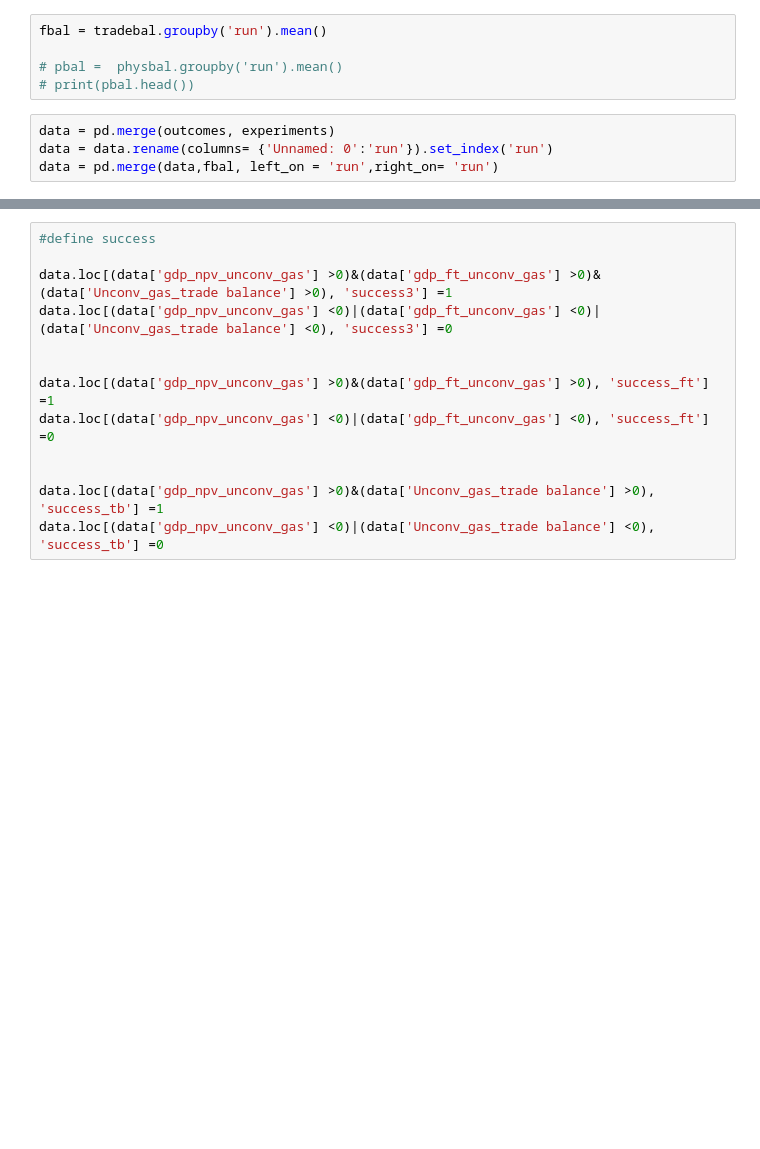
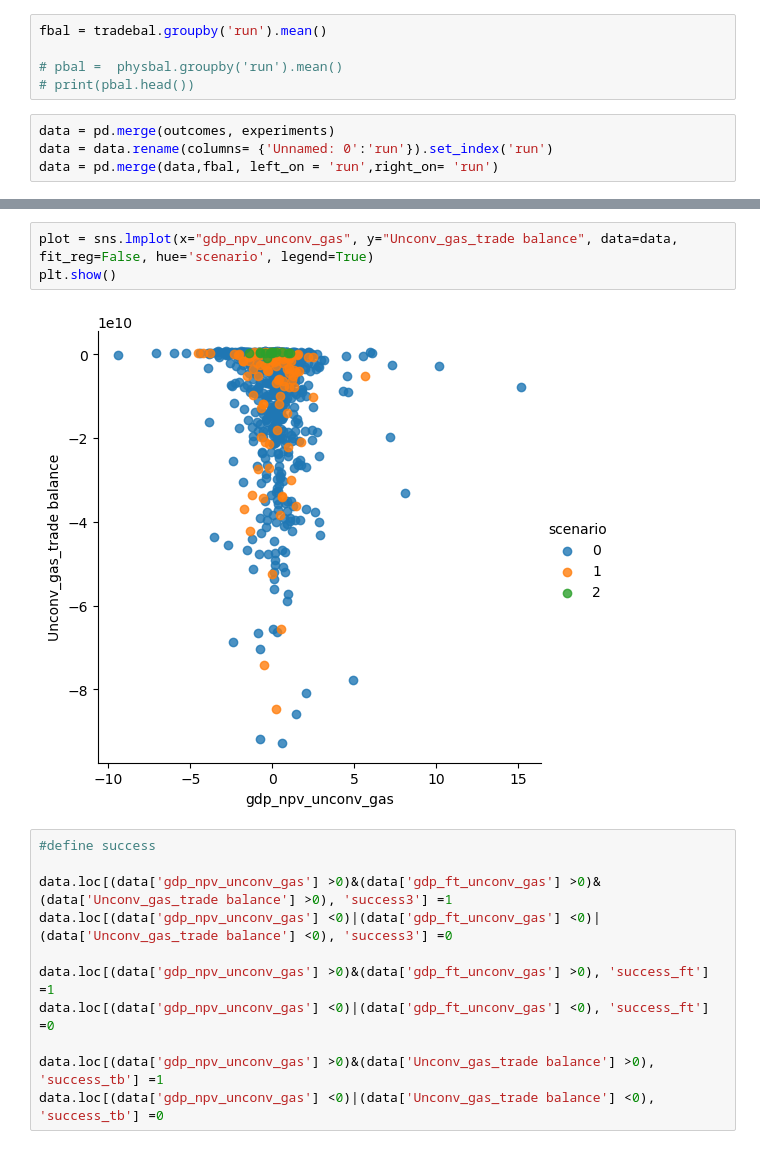
Before and after one commit to worldbank/Vacauerta, a Jupyter notebook: src/flipped.ipynb, the cells around one changed output, grey strips where cells are left out. Saved outputs shown, nothing was run; the diff lists cells and outputs as text; blank space fills up the shorter version.

```diff
--- a/src/flipped.ipynb
+++ b/src/flipped.ipynb
@@ -70,14 +69,17 @@ plt.show()
+# %%
+plot = sns.lmplot(x="gdp_npv_unconv_gas", y="Unconv_gas_trade balance", data=data, fit_reg=False, hue='scenario', legend=True)
+plt.show()
+# %% [output]
+[figure, added]
 # %%
 #define success
 
 data.loc[(data['gdp_npv_unconv_gas'] >0)&(data['gdp_ft_unconv_gas'] >0)&(data['Unconv_gas_trade balance'] >0), 'success3'] =1
 data.loc[(data['gdp_npv_unconv_gas'] <0)|(data['gdp_ft_unconv_gas'] <0)|(data['Unconv_gas_trade balance'] <0), 'success3'] =0
 
-
 data.loc[(data['gdp_npv_unconv_gas'] >0)&(data['gdp_ft_unconv_gas'] >0), 'success_ft'] =1
 data.loc[(data['gdp_npv_unconv_gas'] <0)|(data['gdp_ft_unconv_gas'] <0), 'success_ft'] =0
 
-
 data.loc[(data['gdp_npv_unconv_gas'] >0)&(data['Unconv_gas_trade balance'] >0), 'success_tb'] =1
 data.loc[(data['gdp_npv_unconv_gas'] <0)|(data['Unconv_gas_trade balance'] <0), 'success_tb'] =0
 # %%
```
Also changed, not shown: parts of 13 cells of this notebook, 1 other file.
